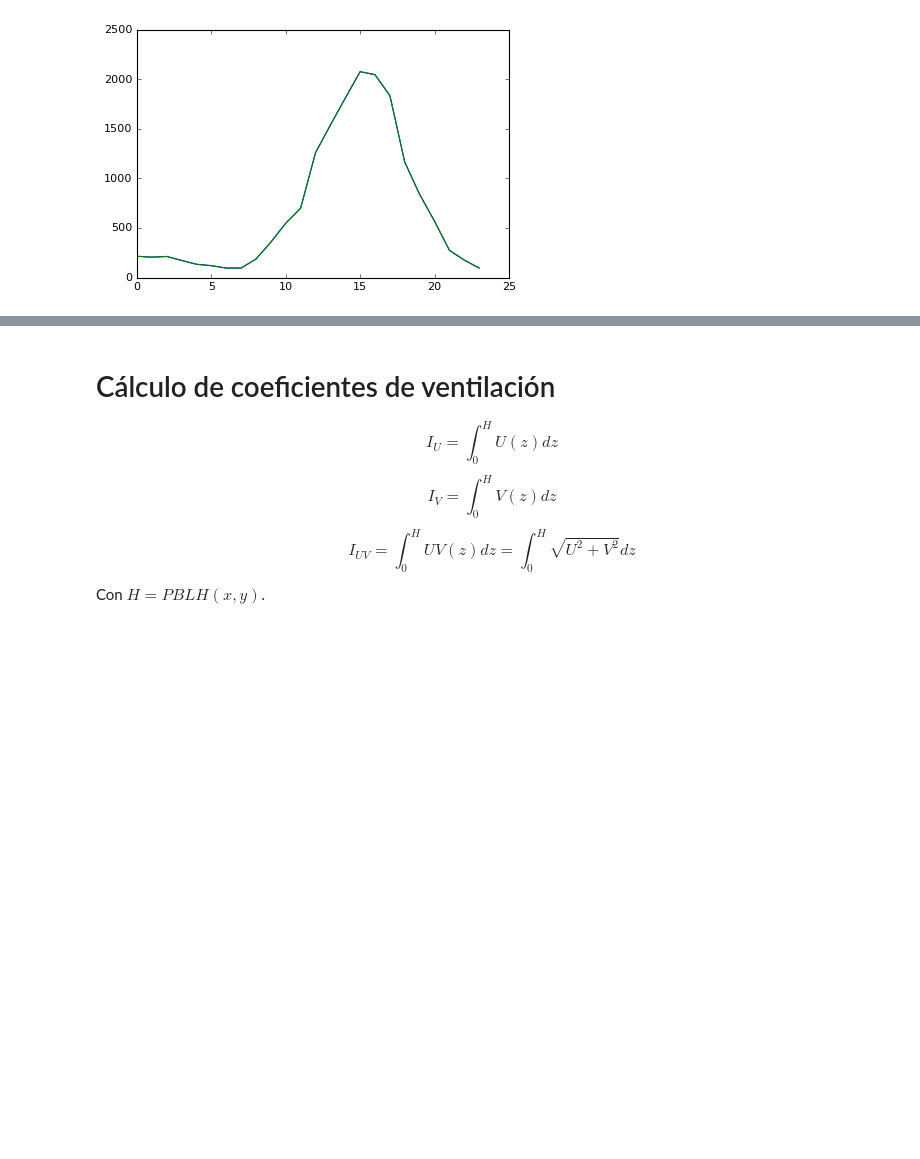
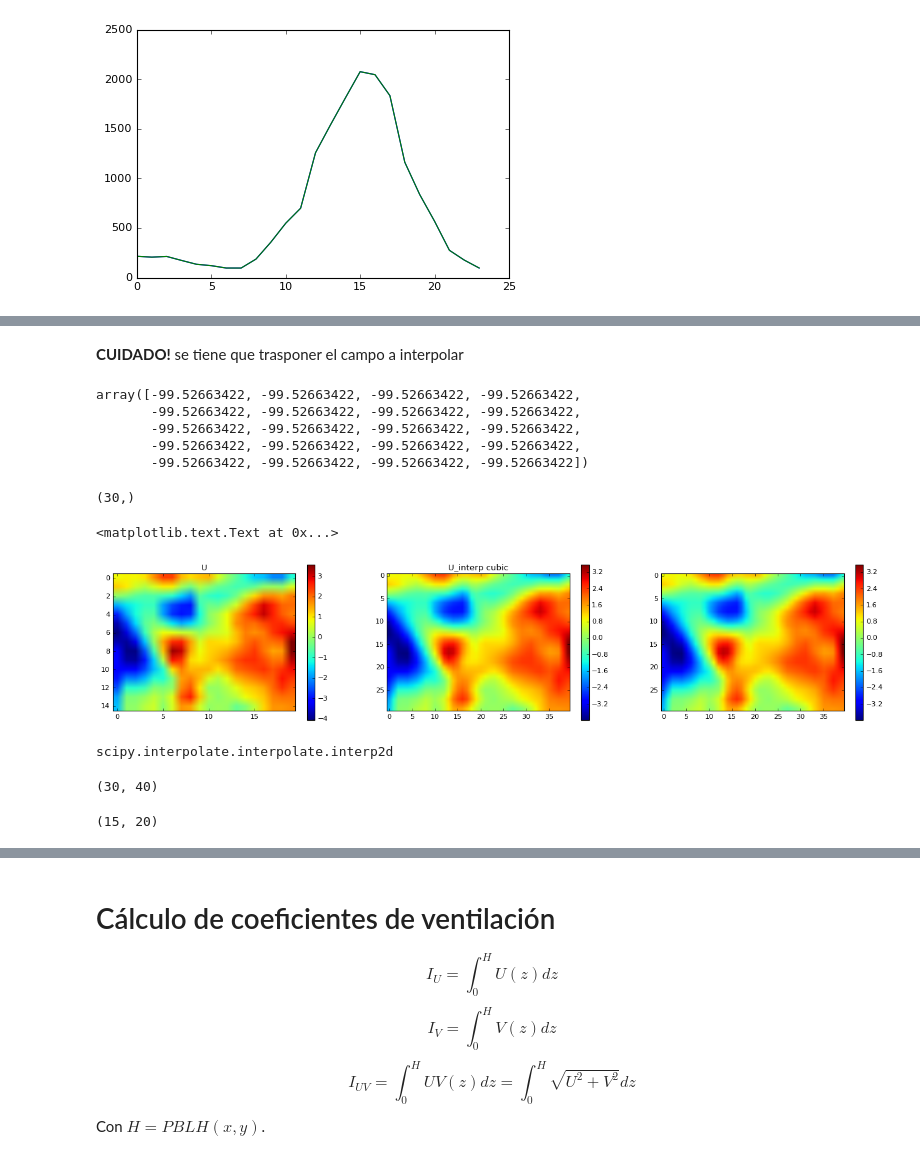
Before and after one commit to cpierard/capa_limite_WRF, a Jupyter notebook: VC_notebooks/VC mar y sep.ipynb, the cells around one changed output, grey strips where cells are left out. Saved outputs shown, nothing was run; the diff lists cells and outputs as text; code cells hidden in the pictures; blank space fills up the shorter version.

```diff
--- a/VC_notebooks/VC mar y sep.ipynb
+++ b/VC_notebooks/VC mar y sep.ipynb
@@ -216,0 +242,2 @@ elif hour >= 18:
+# %%
+x = np.linspace(mar_UTCm6['XLONG'][:,0, 0,0].min(), mar_UTCm6['XLONG'][:,0, 0,0].max(), nx)
@@ -216,0 +264,2 @@ elif hour >= 18:
+# %% [markdown]
+**CUIDADO!** se tiene que trasponer el campo a interpolar
@@ -216,0 +271,44 @@ elif hour >= 18:
+# %%
+mar_UTCm6['XLONG'][0,:, 0,0]
+# %% [output]
+array([-99.52663422, -99.52663422, -99.52663422, -99.52663422,
+       -99.52663422, -99.52663422, -99.52663422, -99.52663422,
+       -99.52663422, -99.52663422, -99.52663422, -99.52663422,
+       -99.52663422, -99.52663422, -99.52663422, -99.52663422,
+       -99.52663422, -99.52663422, -99.52663422, -99.52663422])
+# %%
+U_new_linear = f(x, y)
+U_new_cubic = f(x, y)
+# %%
+x.shape
+# %% [output]
+(30,)
+# %%
+fig = plt.figure(figsize=(20,4))
+ax1 = plt.subplot(131)
+plt.imshow(mar_UTCm6['U'][:,:,0,0,0])
+plt.colorbar()
+ax1.set_title('U')
+ax2 = plt.subplot(132)
+plt.imshow(U_new_linear.T)
+plt.colorbar()
+ax2.set_title('U_interp linear')
+ax3 = plt.subplot(133)
+plt.imshow(U_new_cubic.T)
+plt.colorbar()
+ax2.set_title('U_interp cubic')
+# %% [output]
+<matplotlib.text.Text at 0x...>
+[figure, added]
+# %%
+interpolate.interp2d
+# %% [output]
+scipy.interpolate.interpolate.interp2d
+# %%
+U_new.T.shape
+# %% [output]
+(30, 40)
+# %%
+mar_UTCm6['U'][:,:,0,0,0].shape
+# %% [output]
+(15, 20)
```
Also changed, not shown: parts of 61 cells of this notebook.
